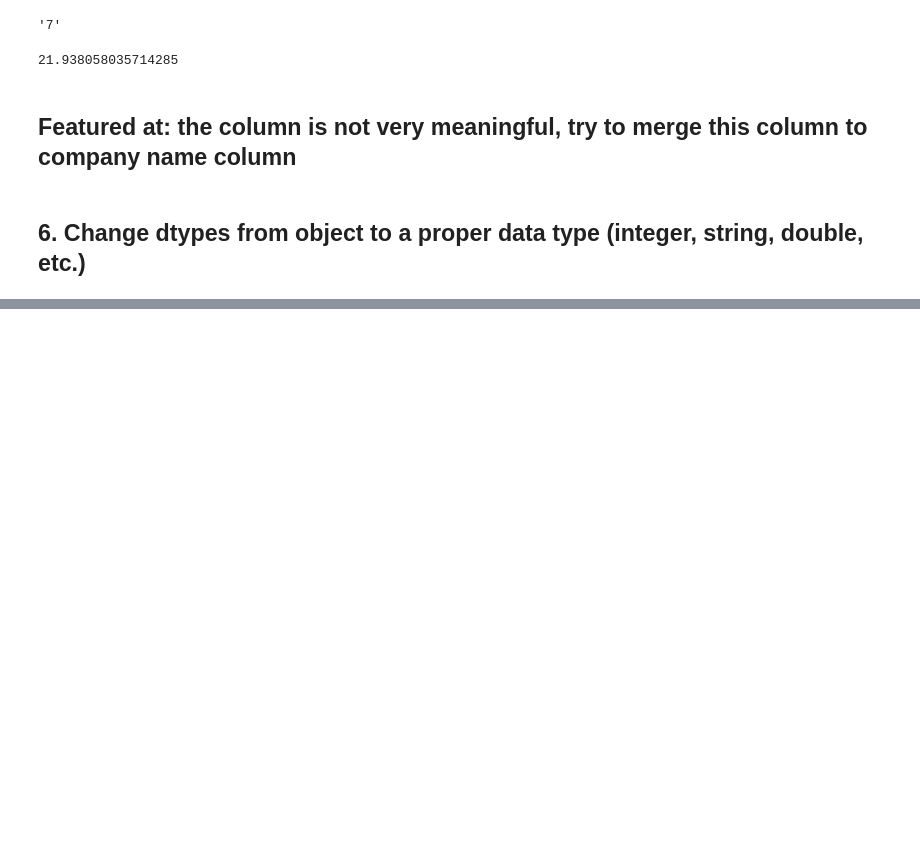
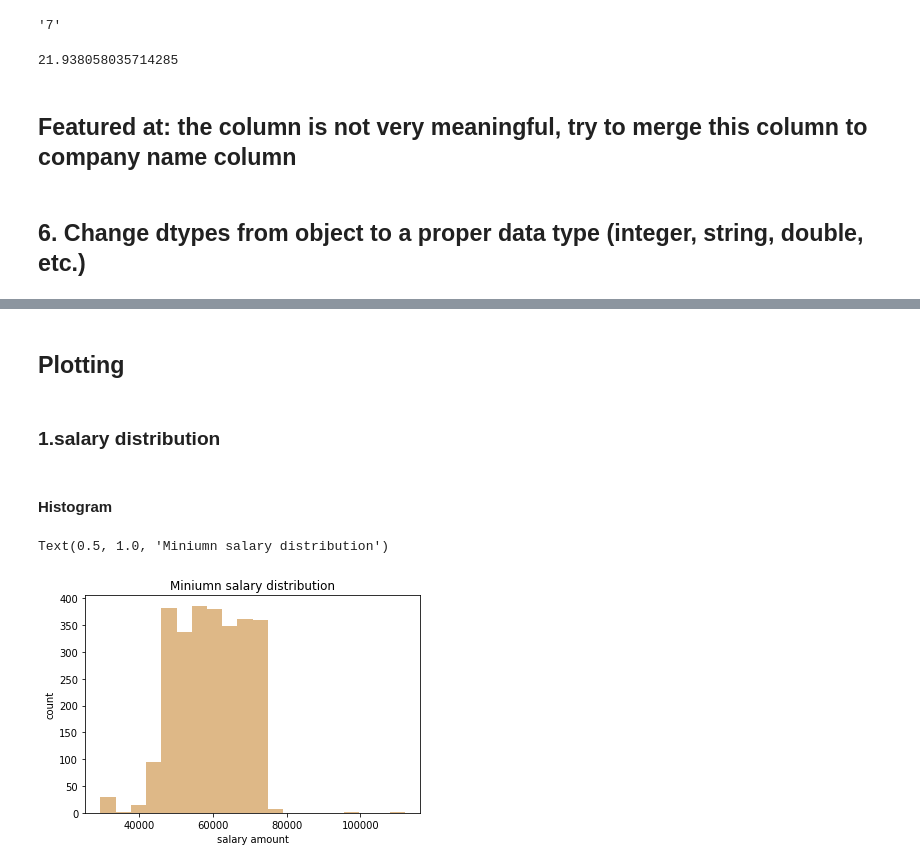
Before and after one commit to zyzisastudyreallyhardguy/dataanalysistask, a Jupyter notebook: jupyter notebook/dataanalysis.ipynb, the cells around one changed output, grey strips where cells are left out. Saved outputs shown, nothing was run; the diff lists cells and outputs as text; code cells hidden in the pictures; blank space fills up the shorter version.

```diff
--- a/jupyter notebook/dataanalysis.ipynb
+++ b/jupyter notebook/dataanalysis.ipynb
@@ -508,0 +517,2 @@ df_admin
+# %% [markdown]
+## Plotting
@@ -508,0 +523,13 @@ df_admin
+# %% [markdown]
+### 1.salary distribution
+# %% [markdown]
+#### Histogram
+# %%
+#matplotlib
+plt.hist(df_admin['min_salary'], bins = 20, color= 'burlywood')
+plt.xlabel('salary amount')
+plt.ylabel('count')
+plt.title('Miniumn salary distribution')
+# %% [output]
+Text(0.5, 1.0, 'Miniumn salary distribution')
+[figure, added]
```
Also changed, not shown: parts of 31 cells of this notebook.
